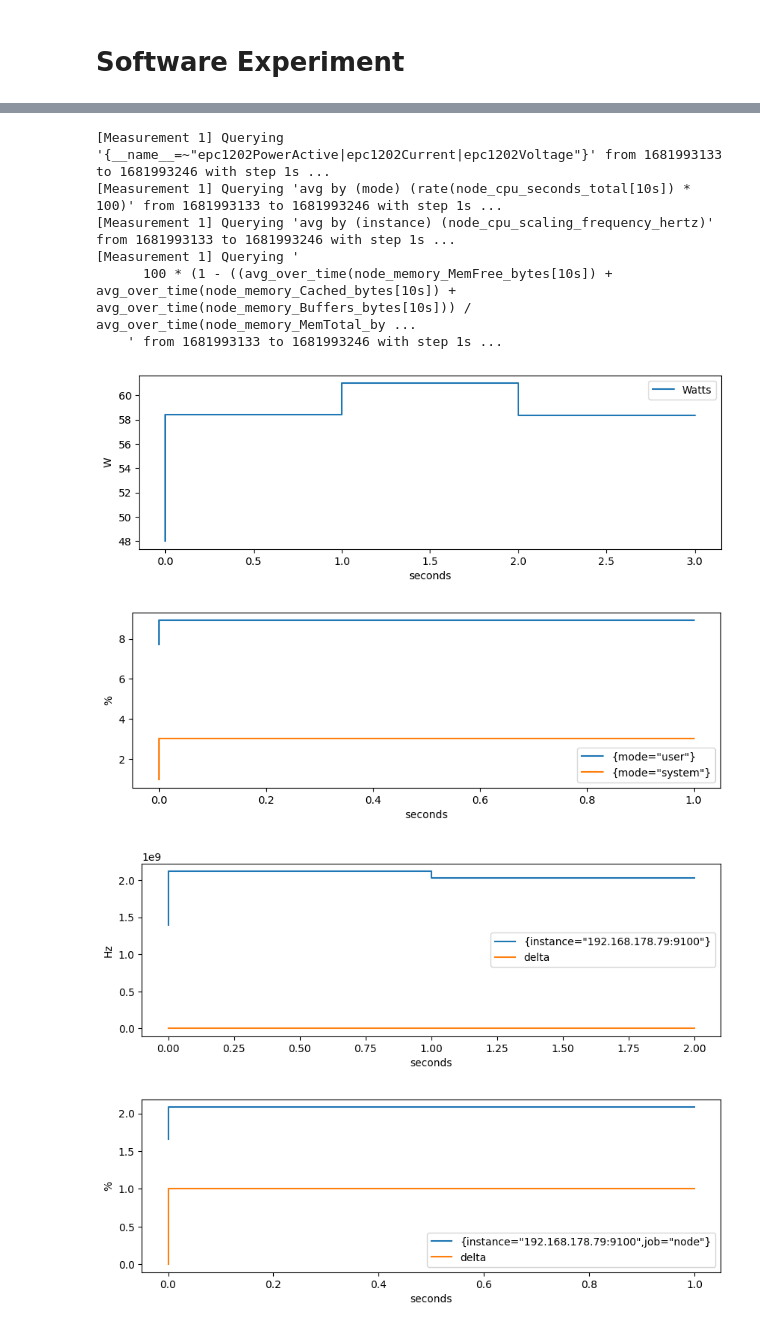
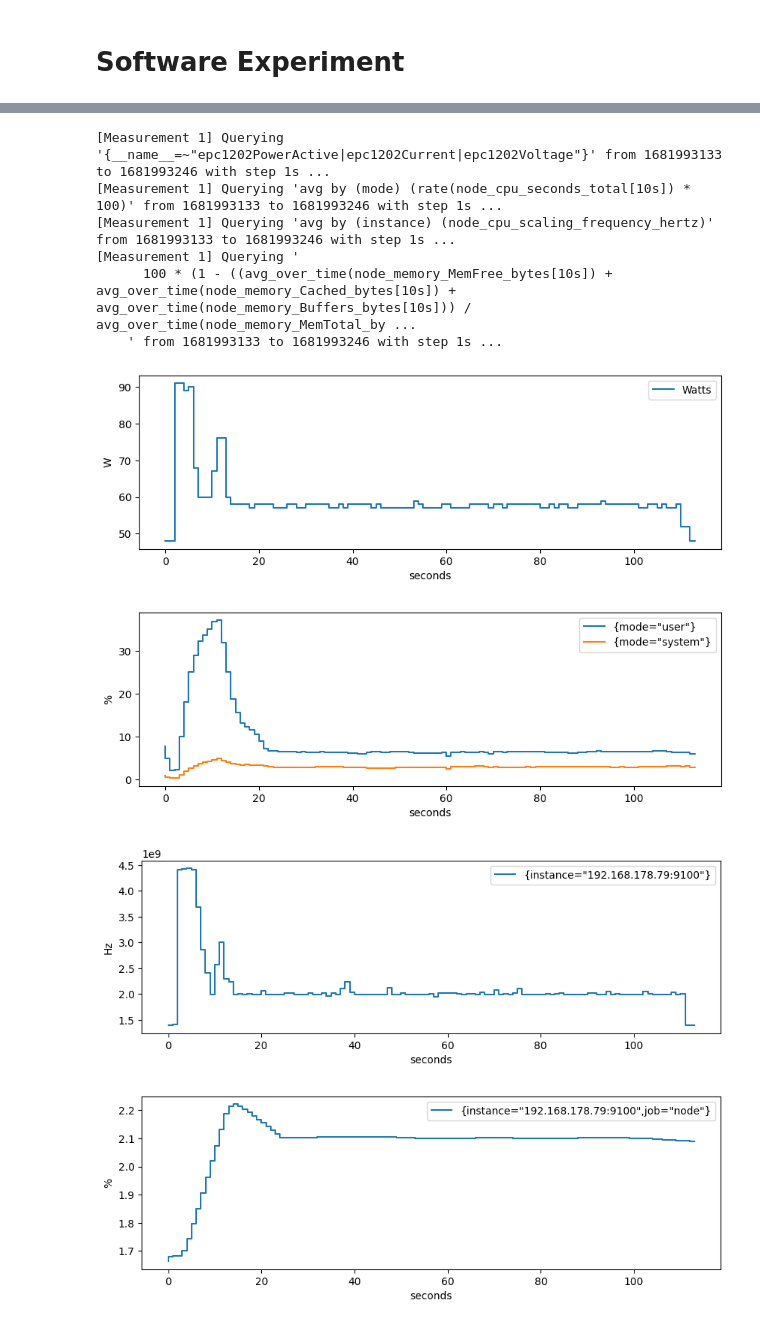
Before and after one commit to twobiers/software-architecture-sustainability-experiment, a Jupyter notebook: results/analysis.ipynb, the cells around one changed output, grey strips where cells are left out. Drawn from its saved outputs; the diff is of its cells as text; code cells hidden in the pictures.

Commit message:
disaply plots

```diff
--- a/results/analysis.ipynb
+++ b/results/analysis.ipynb
@@ -12,3 +23,0 @@ pd.__version__
-# %%
-p = query.Prometheus('http://192.168.178.64:9090')
-step = "1s"
@@ -44,7 +46,7 @@ def prepare_query_range_as_dataframe(measurement_no, query, start, end, step=ste
     # We can't be sure that we have a value for each second, so we calculate the difference between the timestamps
     # and att those to the dataframe
     metrics['tvalue'] = metrics.index
-    metrics['delta'] = (metrics['tvalue'] - metrics['tvalue'].shift()).fillna(0).astype('timedelta64[s]')
+    metrics['delta'] = (metrics['tvalue'] - metrics['tvalue'].min()).fillna(0).astype('timedelta64[s]')
     metrics['seconds'] = metrics['delta'].dt.total_seconds().astype(int)
     metrics.drop(['tvalue'], inplace=True, axis=1)
     # metrics = metrics.assign(seconds=range(len(metrics)))
@@ -663,49 +637,49 @@ for v in VARIANTS:
     df = data_measurement.loc[data_measurement['Variant'] == v]
     power_metrics = prepare_power_metrics(df)
     grouped_mean = power_metrics.groupby(by=['seconds']).mean()
-    grouped_mean.drop(['measurement'], inplace=True, axis=1)
+    grouped_mean.drop(['measurement', 'delta'], inplace=True, axis=1)
     grouped_mean.plot(drawstyle='steps',y='Watts',figsize=(10,3),ylabel='W')
 
     cpu_utilization = prepare_cpu_utilization(df)
     grouped_mean = cpu_utilization.groupby(by=['seconds']).mean()
-    grouped_mean.drop(['measurement'], inplace=True, axis=1)
+    grouped_mean.drop(['measurement', 'delta'], inplace=True, axis=1)
     grouped_mean.plot(y=['{mode="user"}','{mode="system"}'],drawstyle='steps',figsize=(10,3),ylabel='%')
 
     cpu_frequency = prepare_cpu_frequency(df)
     grouped_mean = cpu_frequency.groupby(by=['seconds']).mean()
-    grouped_mean.drop(['measurement'], inplace=True, axis=1)
+    grouped_mean.drop(['measurement', 'delta'], inplace=True, axis=1)
     grouped_mean.plot(drawstyle='steps',figsize=(10,3),ylabel='Hz')
 
     memory_usage = prepare_memory_utilization(df)
     grouped_mean = memory_usage.groupby(by=['seconds']).mean()
-    grouped_mean.drop(['measurement'], inplace=True, axis=1)
+    grouped_mean.drop(['measurement', 'delta'], inplace=True, axis=1)
     grouped_mean.plot(drawstyle='steps',figsize=(10,3),ylabel='%')
 
     # interrupts = prepare_interrupts(df)
     # grouped_mean = interrupts.groupby(level=0).mean()
     # grouped_mean.drop(['measurement'], inplace=True, axis=1)
     # display(grouped_mean)
 
     # disk_io_rate = prepare_disk_io_rate(df)
     # grouped_mean = disk_io_rate.groupby(by=['seconds']).mean()
     # grouped_mean.drop(['measurement'], inplace=True, axis=1)
     # grouped_mean.plot(drawstyle='steps',figsize=(10,3),ylabel='I/O seconds')
 
     fg = sns.lmplot(
         data=power_metrics.reset_index(), x="seconds", y="Watts", scatter=True
     )
     fg.set_xlabels("Time (s)")
     fg.set_ylabels("Watts (W)")
     plt.show(fg)
 # %% [output]
 # no-cache
 [Measurement 1] Querying '{__name__=~"epc1202PowerActive|epc1202Current|epc1202Voltage"}' from 1681993133 to 1681993246 with step 1s ...
 [Measurement 1] Querying 'avg by (mode) (rate(node_cpu_seconds_total[10s]) * 100)' from 1681993133 to 1681993246 with step 1s ...
 [Measurement 1] Querying 'avg by (instance) (node_cpu_scaling_frequency_hertz)' from 1681993133 to 1681993246 with step 1s ...
 [Measurement 1] Querying '
       100 * (1 - ((avg_over_time(node_memory_MemFree_bytes[10s]) + avg_over_time(node_memory_Cached_bytes[10s]) + avg_over_time(node_memory_Buffers_bytes[10s])) / avg_over_time(node_memory_MemTotal_by ...
     ' from 1681993133 to 1681993246 with step 1s ...
-[figure, old version]
+[figure, new version]
-[figure, old version]
+[figure, new version]
-[figure, old version]
+[figure, new version]
-[figure, old version]
+[figure, new version]
```
Also changed, not shown: parts of 17 cells of this notebook.
